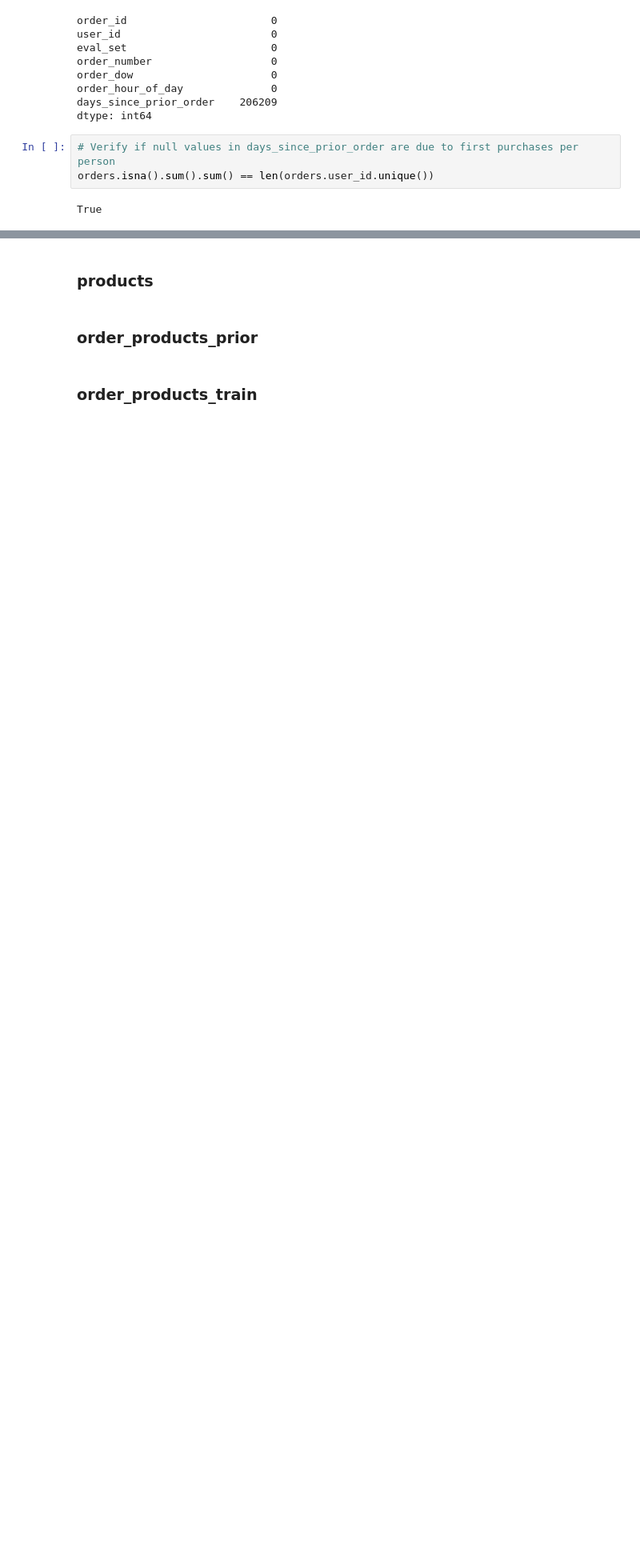
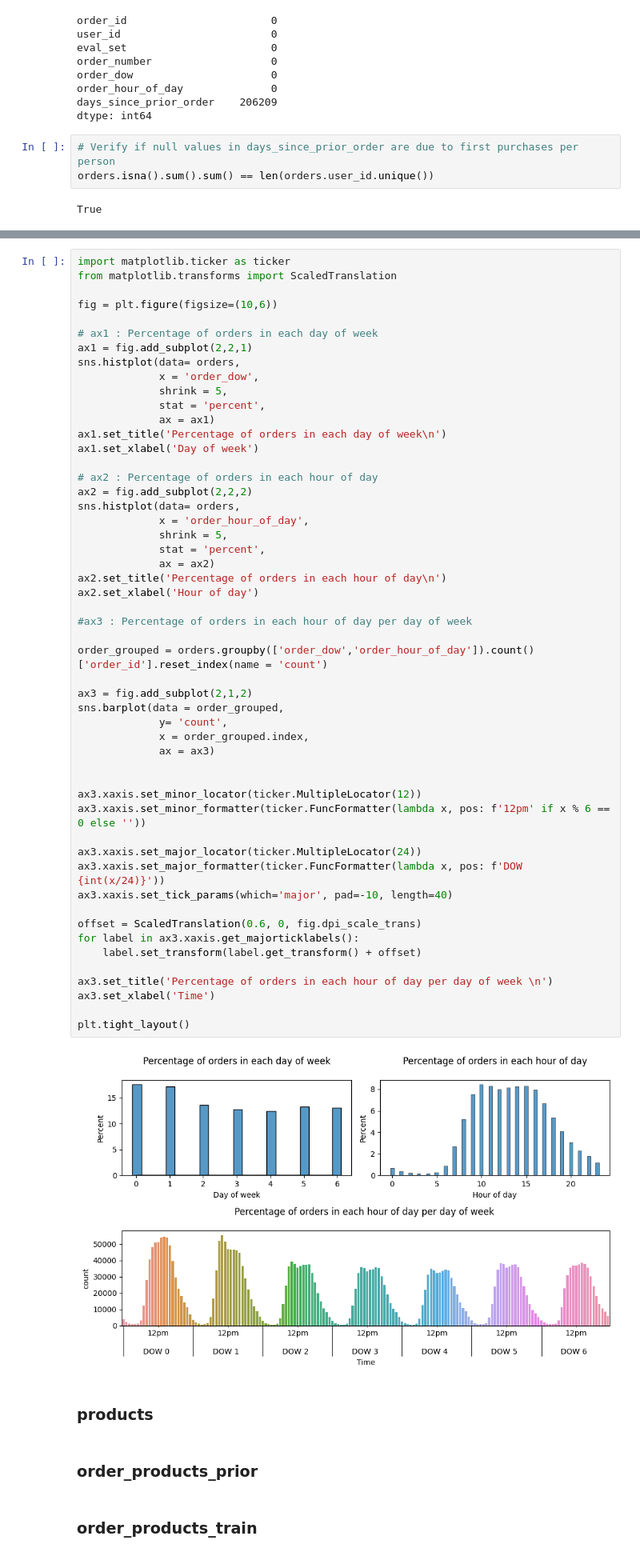
Before and after one commit to kwonowk/market-basket-analysis, a Jupyter notebook: instacart_analysis.ipynb, the cells around one changed output, grey strips where cells are left out. Shown at 80% size. Drawn from its saved outputs; the diff is of its cells as text; blank space fills up the shorter version.

Commit message:
Graphs drawn for orders column

```diff
--- a/instacart_analysis.ipynb
+++ b/instacart_analysis.ipynb
@@ -151,3 +135,57 @@ sns.histplot(data= orders,
+# %%
+import matplotlib.ticker as ticker
+from matplotlib.transforms import ScaledTranslation
+
+fig = plt.figure(figsize=(10,6))
+
+# ax1 : Percentage of orders in each day of week
+ax1 = fig.add_subplot(2,2,1)
+sns.histplot(data= orders,
+             x = 'order_dow',
+             shrink = 5,
+             stat = 'percent',
+             ax = ax1)
+ax1.set_title('Percentage of orders in each day of week\n')
+ax1.set_xlabel('Day of week')
+
+# ax2 : Percentage of orders in each hour of day
+ax2 = fig.add_subplot(2,2,2)
+sns.histplot(data= orders,
+             x = 'order_hour_of_day',
+             shrink = 5,
+             stat = 'percent',
+             ax = ax2)
+ax2.set_title('Percentage of orders in each hour of day\n')
+ax2.set_xlabel('Hour of day')
+
+#ax3 : Percentage of orders in each hour of day per day of week
+
+order_grouped = orders.groupby(['order_dow','order_hour_of_day']).count()['order_id'].reset_index(name = 'count')
+
+ax3 = fig.add_subplot(2,1,2)
+sns.barplot(data = order_grouped,
+             y= 'count',
+             x = order_grouped.index,
+             ax = ax3)
+
+
+ax3.xaxis.set_minor_locator(ticker.MultipleLocator(12))
+ax3.xaxis.set_minor_formatter(ticker.FuncFormatter(lambda x, pos: f'12pm' if x % 6 == 0 else ''))
+
+ax3.xaxis.set_major_locator(ticker.MultipleLocator(24))
+ax3.xaxis.set_major_formatter(ticker.FuncFormatter(lambda x, pos: f'DOW {int(x/24)}'))
+ax3.xaxis.set_tick_params(which='major', pad=-10, length=40)
+
+offset = ScaledTranslation(0.6, 0, fig.dpi_scale_trans)
+for label in ax3.xaxis.get_majorticklabels():
+    label.set_transform(label.get_transform() + offset)
+
+ax3.set_title('Percentage of orders in each hour of day per day of week \n')
+ax3.set_xlabel('Time')
+
+plt.tight_layout()
+# %% [output]
+[figure, added]
 # %% [markdown]
 ### products
 # %% [markdown]
```
Also changed, not shown: parts of 3 cells of this notebook.
